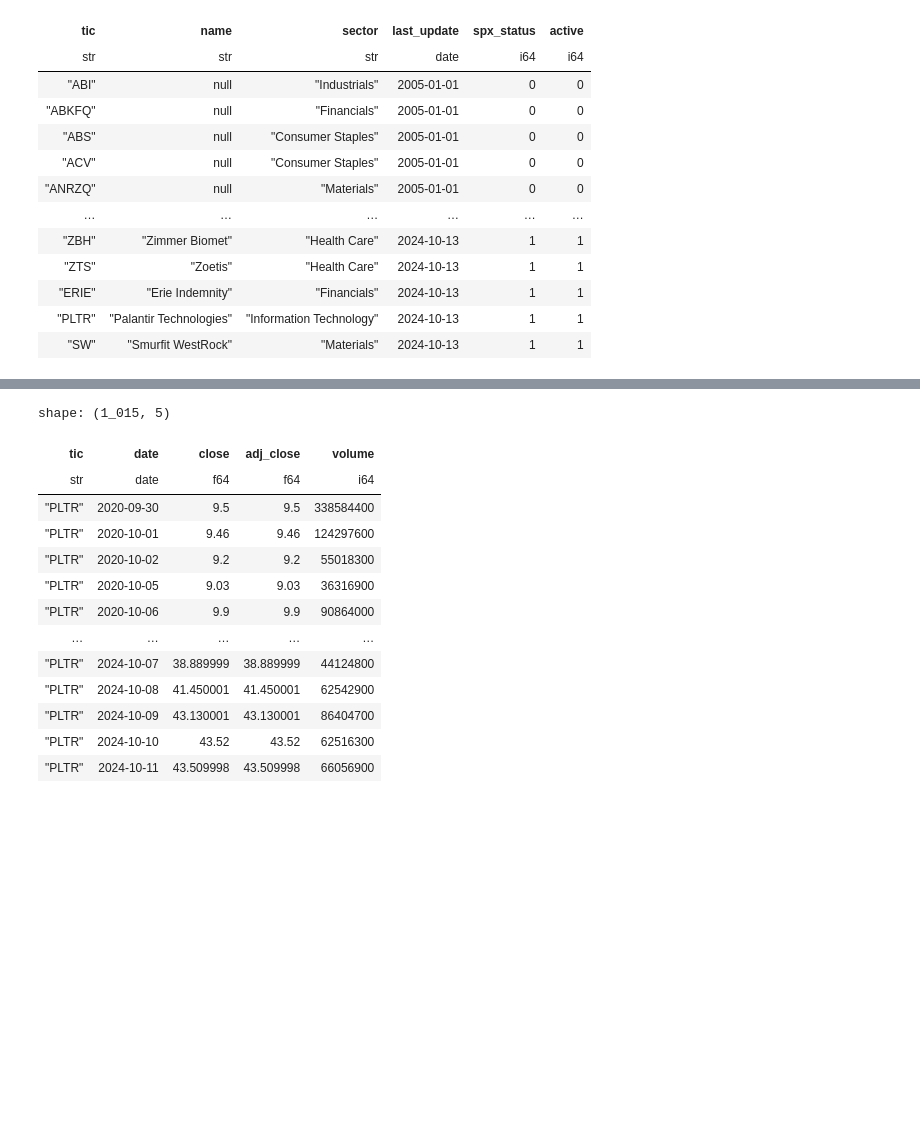
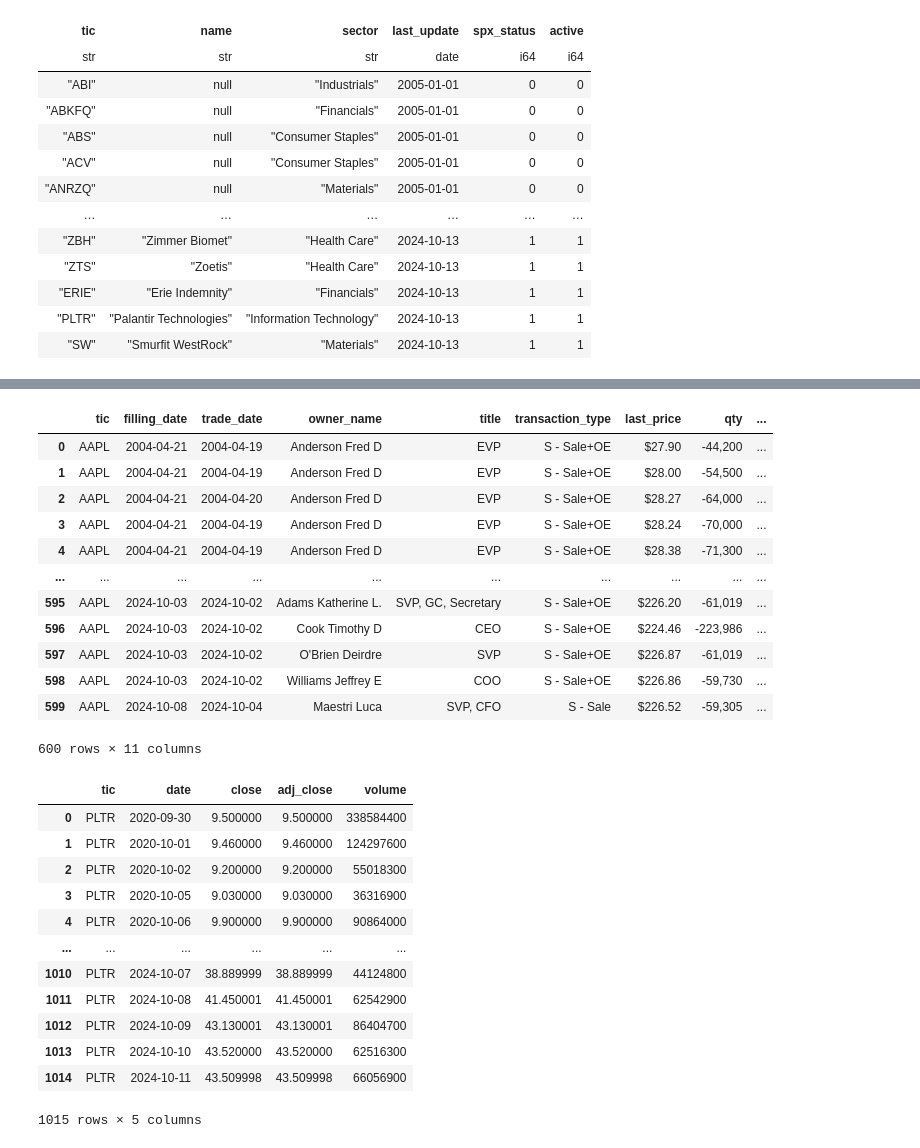
Before and after one commit to francisco3511/stocksense, a Jupyter notebook: notebooks/db_analysis.ipynb, the cells around one changed output, grey strips where cells are left out. Drawn from its saved outputs; the diff is of its cells as text; code cells hidden in the pictures; blank space fills up the shorter version.

```diff
--- a/notebooks/db_analysis.ipynb
+++ b/notebooks/db_analysis.ipynb
@@ -49,18 +55,33 @@ shape: (78, 27)
+# %%
+db.fetch_insider_data("AAPL").to_pandas()
+# %% [output]
+|  | tic | filling_date | trade_date | owner_name | title | transaction_type | last_price | qty | ... |
+| 0 | AAPL | 2004-04-21 | 2004-04-19 | Anderson Fred D | EVP | S - Sale+OE | $27.90 | -44,200 | ... |
+| 1 | AAPL | 2004-04-21 | 2004-04-19 | Anderson Fred D | EVP | S - Sale+OE | $28.00 | -54,500 | ... |
+| 2 | AAPL | 2004-04-21 | 2004-04-20 | Anderson Fred D | EVP | S - Sale+OE | $28.27 | -64,000 | ... |
+| 3 | AAPL | 2004-04-21 | 2004-04-19 | Anderson Fred D | EVP | S - Sale+OE | $28.24 | -70,000 | ... |
+| 4 | AAPL | 2004-04-21 | 2004-04-19 | Anderson Fred D | EVP | S - Sale+OE | $28.38 | -71,300 | ... |
+| ... | ... | ... | ... | ... | ... | ... | ... | ... | ... |
+| 595 | AAPL | 2024-10-03 | 2024-10-02 | Adams Katherine L. | SVP, GC, Secretary | S - Sale+OE | $226.20 | -61,019 | ... |
+| 596 | AAPL | 2024-10-03 | 2024-10-02 | Cook Timothy D | CEO | S - Sale+OE | $224.46 | -223,986 | ... |
+| 597 | AAPL | 2024-10-03 | 2024-10-02 | O'Brien Deirdre | SVP | S - Sale+OE | $226.87 | -61,019 | ... |
+| 598 | AAPL | 2024-10-03 | 2024-10-02 | Williams Jeffrey E | COO | S - Sale+OE | $226.86 | -59,730 | ... |
+| 599 | AAPL | 2024-10-08 | 2024-10-04 | Maestri Luca | SVP, CFO | S - Sale | $226.52 | -59,305 | ... |
+600 rows × 11 columns
 # %%
 mdf = db.fetch_market_data("PLTR")
-mdf
+mdf.to_pandas()
 # %% [output]
+|  | tic | date | close | adj_close | volume |
+| 0 | PLTR | 2020-09-30 | 9.500000 | 9.500000 | 338584400 |
+| 1 | PLTR | 2020-10-01 | 9.460000 | 9.460000 | 124297600 |
+| 2 | PLTR | 2020-10-02 | 9.200000 | 9.200000 | 55018300 |
+| 3 | PLTR | 2020-10-05 | 9.030000 | 9.030000 | 36316900 |
+| 4 | PLTR | 2020-10-06 | 9.900000 | 9.900000 | 90864000 |
+| ... | ... | ... | ... | ... | ... |
+| 1010 | PLTR | 2024-10-07 | 38.889999 | 38.889999 | 44124800 |
+| 1011 | PLTR | 2024-10-08 | 41.450001 | 41.450001 | 62542900 |
+| 1012 | PLTR | 2024-10-09 | 43.130001 | 43.130001 | 86404700 |
+| 1013 | PLTR | 2024-10-10 | 43.520000 | 43.520000 | 62516300 |
+| 1014 | PLTR | 2024-10-11 | 43.509998 | 43.509998 | 66056900 |
-shape: (1_015, 5)
+1015 rows × 5 columns
-| tic | date | close | adj_close | volume |
-| str | date | f64 | f64 | i64 |
-| "PLTR" | 2020-09-30 | 9.5 | 9.5 | 338584400 |
-| "PLTR" | 2020-10-01 | 9.46 | 9.46 | 124297600 |
-| "PLTR" | 2020-10-02 | 9.2 | 9.2 | 55018300 |
-| "PLTR" | 2020-10-05 | 9.03 | 9.03 | 36316900 |
-| "PLTR" | 2020-10-06 | 9.9 | 9.9 | 90864000 |
-| … | … | … | … | … |
-| "PLTR" | 2024-10-07 | 38.889999 | 38.889999 | 44124800 |
-| "PLTR" | 2024-10-08 | 41.450001 | 41.450001 | 62542900 |
-| "PLTR" | 2024-10-09 | 43.130001 | 43.130001 | 86404700 |
-| "PLTR" | 2024-10-10 | 43.52 | 43.52 | 62516300 |
-| "PLTR" | 2024-10-11 | 43.509998 | 43.509998 | 66056900 |
```
Also changed, not shown: parts of 7 cells of this notebook, 14 other files.
